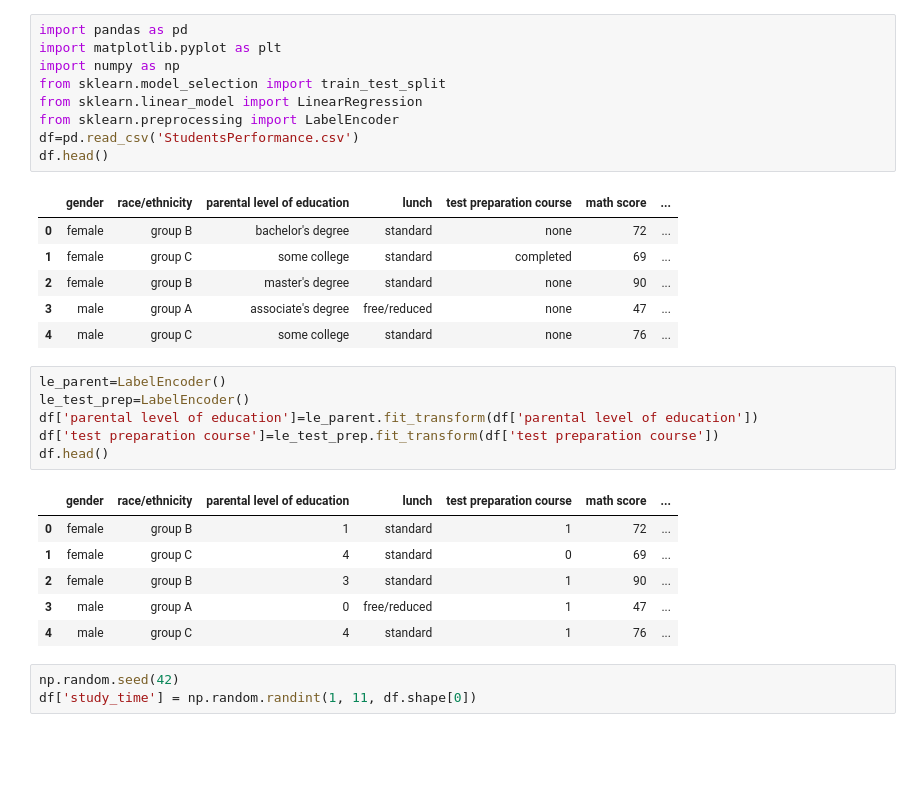
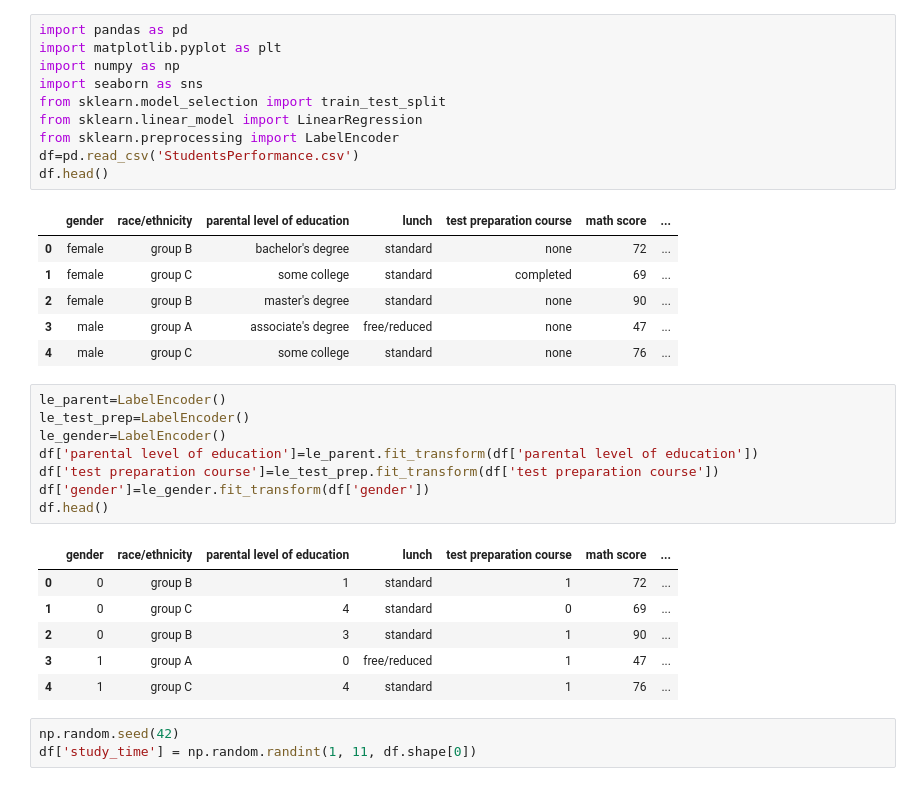
Before and after one commit to Vetriagilan/student-exam-score, a Jupyter notebook: student_exam_score.ipynb, the cells around one changed output. Saved outputs shown, nothing was run; the diff lists cells and outputs as text; blank space fills up the shorter version.

```diff
--- a/student_exam_score.ipynb
+++ b/student_exam_score.ipynb
@@ -2,6 +2,7 @@
 import pandas as pd
 import matplotlib.pyplot as plt
 import numpy as np
+import seaborn as sns
 from sklearn.model_selection import train_test_split
 from sklearn.linear_model import LinearRegression
 from sklearn.preprocessing import LabelEncoder
@@ -17,16 +18,18 @@ df.head()
 # %%
 le_parent=LabelEncoder()
 le_test_prep=LabelEncoder()
+le_gender=LabelEncoder()
 df['parental level of education']=le_parent.fit_transform(df['parental level of education'])
 df['test preparation course']=le_test_prep.fit_transform(df['test preparation course'])
+df['gender']=le_gender.fit_transform(df['gender'])
 df.head()
 # %% [output]
 |  | gender | race/ethnicity | parental level of education | lunch | test preparation course | math score | ... |
-| 0 | female | group B | 1 | standard | 1 | 72 | ... |
-| 1 | female | group C | 4 | standard | 0 | 69 | ... |
-| 2 | female | group B | 3 | standard | 1 | 90 | ... |
-| 3 | male | group A | 0 | free/reduced | 1 | 47 | ... |
-| 4 | male | group C | 4 | standard | 1 | 76 | ... |
+| 0 | 0 | group B | 1 | standard | 1 | 72 | ... |
+| 1 | 0 | group C | 4 | standard | 0 | 69 | ... |
+| 2 | 0 | group B | 3 | standard | 1 | 90 | ... |
+| 3 | 1 | group A | 0 | free/reduced | 1 | 47 | ... |
+| 4 | 1 | group C | 4 | standard | 1 | 76 | ... |
 # %%
 np.random.seed(42)
 df['study_time'] = np.random.randint(1, 11, df.shape[0])
```
Also changed, not shown: parts of 6 cells of this notebook.
